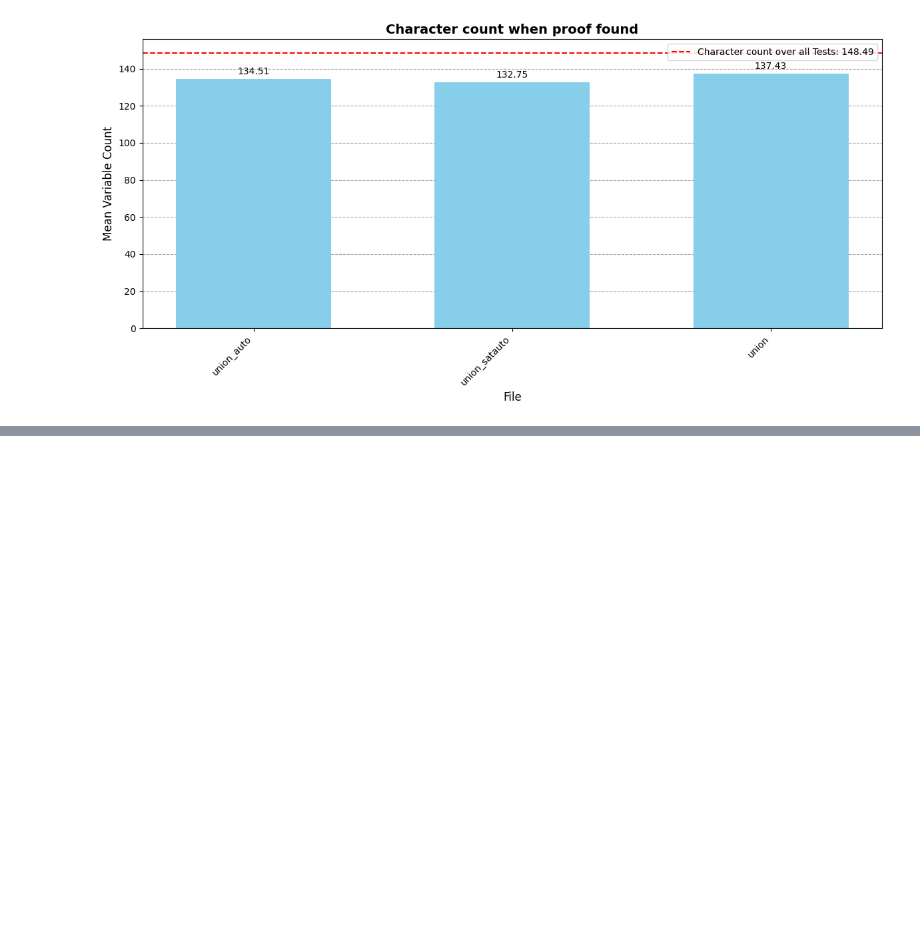
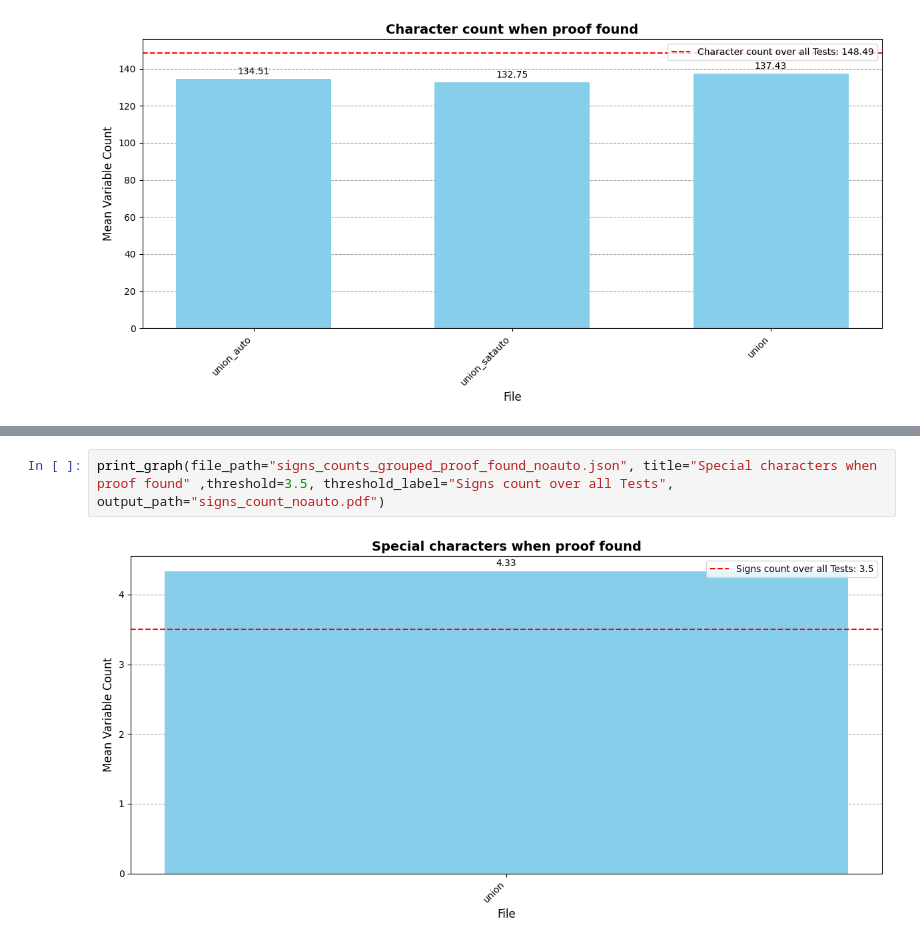
Before and after one commit to BigTeddyRush/further-work-of-seven, a Jupyter notebook: results_counts/evaluation_counts.ipynb, the cells around one changed output, grey strips where cells are left out. Saved outputs shown, nothing was run; the diff lists cells and outputs as text; blank space fills up the shorter version.

```diff
--- a/results_counts/evaluation_counts.ipynb
+++ b/results_counts/evaluation_counts.ipynb
@@ -81,0 +88,4 @@ print_graph(file_path="character_counts_grouped_proof_found.json", title="Charac
+# %%
+print_graph(file_path="signs_counts_grouped_proof_found_noauto.json", title="Special characters when proof found" ,threshold=3.5, threshold_label="Signs count over all Tests", output_path="signs_count_noauto.pdf")
+# %% [output]
+[figure, added]
```
Also changed, not shown: parts of 3 cells of this notebook, 24 other files.
